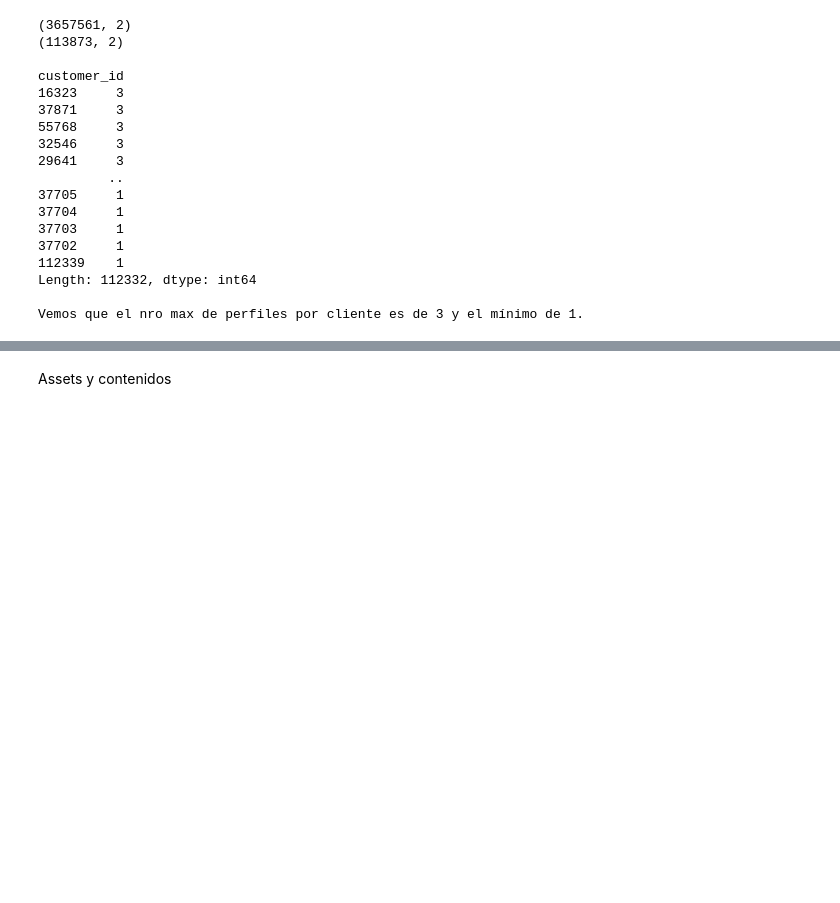
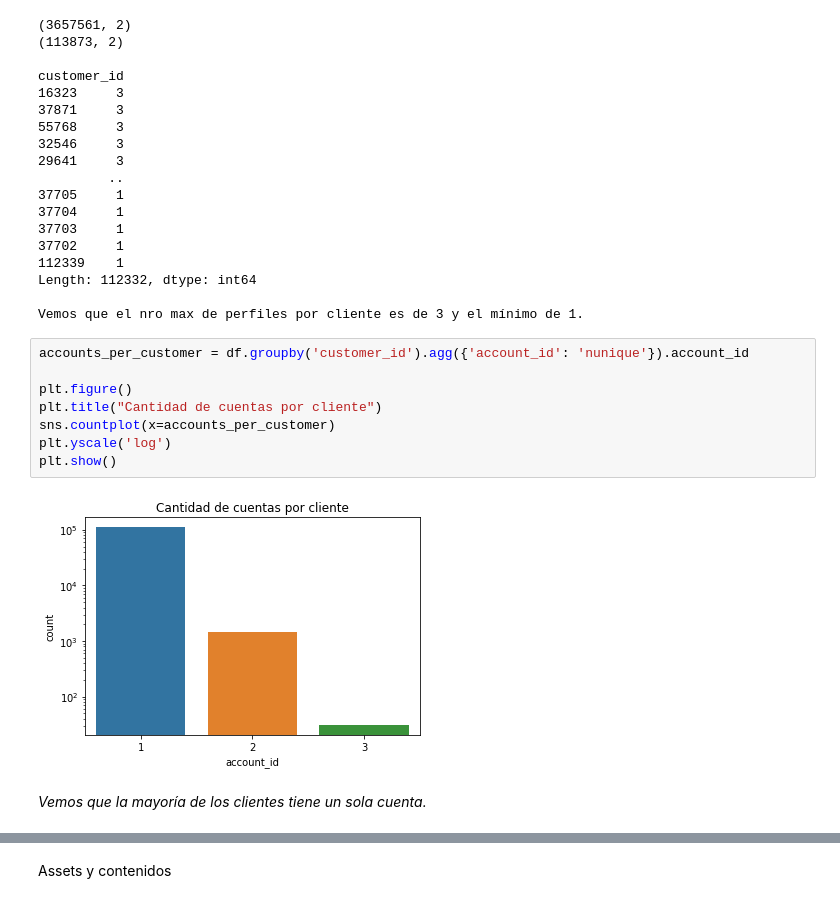
Before and after one commit to ivanjavierparra/Data-Science-Sprint-3, a Jupyter notebook: Entrega_3.ipynb, the cells around one changed output, grey strips where cells are left out. Cells and saved outputs as stored; diff of their text form; blank space fills up the shorter version.

```diff
--- a/Entrega_3.ipynb
+++ b/Entrega_3.ipynb
@@ -389,3 +386,15 @@ customer_id
 Length: 112332, dtype: int64
 
 Vemos que el nro max de perfiles por cliente es de 3 y el mínimo de 1.
+# %%
+accounts_per_customer = df.groupby('customer_id').agg({'account_id': 'nunique'}).account_id
+
+plt.figure()
+plt.title("Cantidad de cuentas por cliente")
+sns.countplot(x=accounts_per_customer)
+plt.yscale('log')
+plt.show()
+# %% [output]
+[figure, added]
+# %% [markdown]
+<i>Vemos que la mayoría de los clientes tiene un sola cuenta.</i>
```
Also changed, not shown: parts of 30 cells of this notebook.
